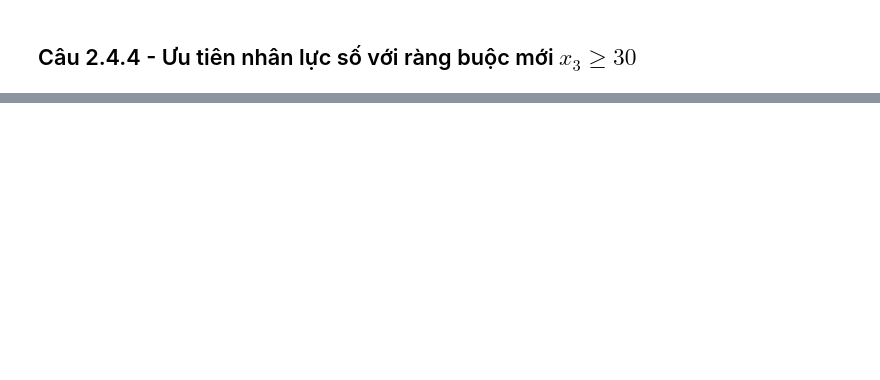
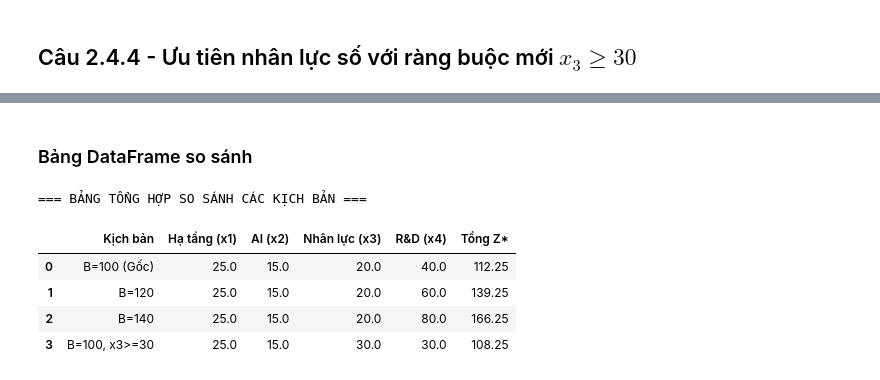
Before and after one commit to Doan0904/aideom_vn, a Jupyter notebook: notebooks/bai02_lp_phan_bo.ipynb, the cells around one changed output, grey strips where cells are left out. Cells and saved outputs as stored; diff of their text form; code cells hidden in the pictures; blank space fills up the shorter version.

```diff
--- a/notebooks/bai02_lp_phan_bo.ipynb
+++ b/notebooks/bai02_lp_phan_bo.ipynb
@@ -185,0 +220,22 @@ Thay đổi so với ban đầu: 2.75 nghìn tỷ VND
+# %% [markdown]
+### Bảng DataFrame so sánh
+# %%
+print("=== BẢNG TỔNG HỢP SO SÁNH CÁC KỊCH BẢN ===")
+scenarios = {
+    "Kịch bản": ["B=100 (Gốc)", "B=120", "B=140", "B=100, x3>=30"],
+    "Hạ tầng (x1)": [x_base[0], allocation_history[2][0], allocation_history[4][0], x_x3[0]],
+    "AI (x2)": [x_base[1], allocation_history[2][1], allocation_history[4][1], x_x3[1]],
+    "Nhân lực (x3)": [x_base[2], allocation_history[2][2], allocation_history[4][2], x_x3[2]],
+    "R&D (x4)": [x_base[3], allocation_history[2][3], allocation_history[4][3], x_x3[3]],
+    "Tổng Z*": [z_base, z_values[2], z_values[4], z_x3]
+}
+
+df_summary = pd.DataFrame(scenarios)
+display(df_summary)
+# %% [output]
+=== BẢNG TỔNG HỢP SO SÁNH CÁC KỊCH BẢN ===
+|  | Kịch bản | Hạ tầng (x1) | AI (x2) | Nhân lực (x3) | R&D (x4) | Tổng Z* |
+| 0 | B=100 (Gốc) | 25.0 | 15.0 | 20.0 | 40.0 | 112.25 |
+| 1 | B=120 | 25.0 | 15.0 | 20.0 | 60.0 | 139.25 |
+| 2 | B=140 | 25.0 | 15.0 | 20.0 | 80.0 | 166.25 |
+| 3 | B=100, x3>=30 | 25.0 | 15.0 | 30.0 | 30.0 | 108.25 |
```
Also changed, not shown: parts of 17 cells of this notebook.
